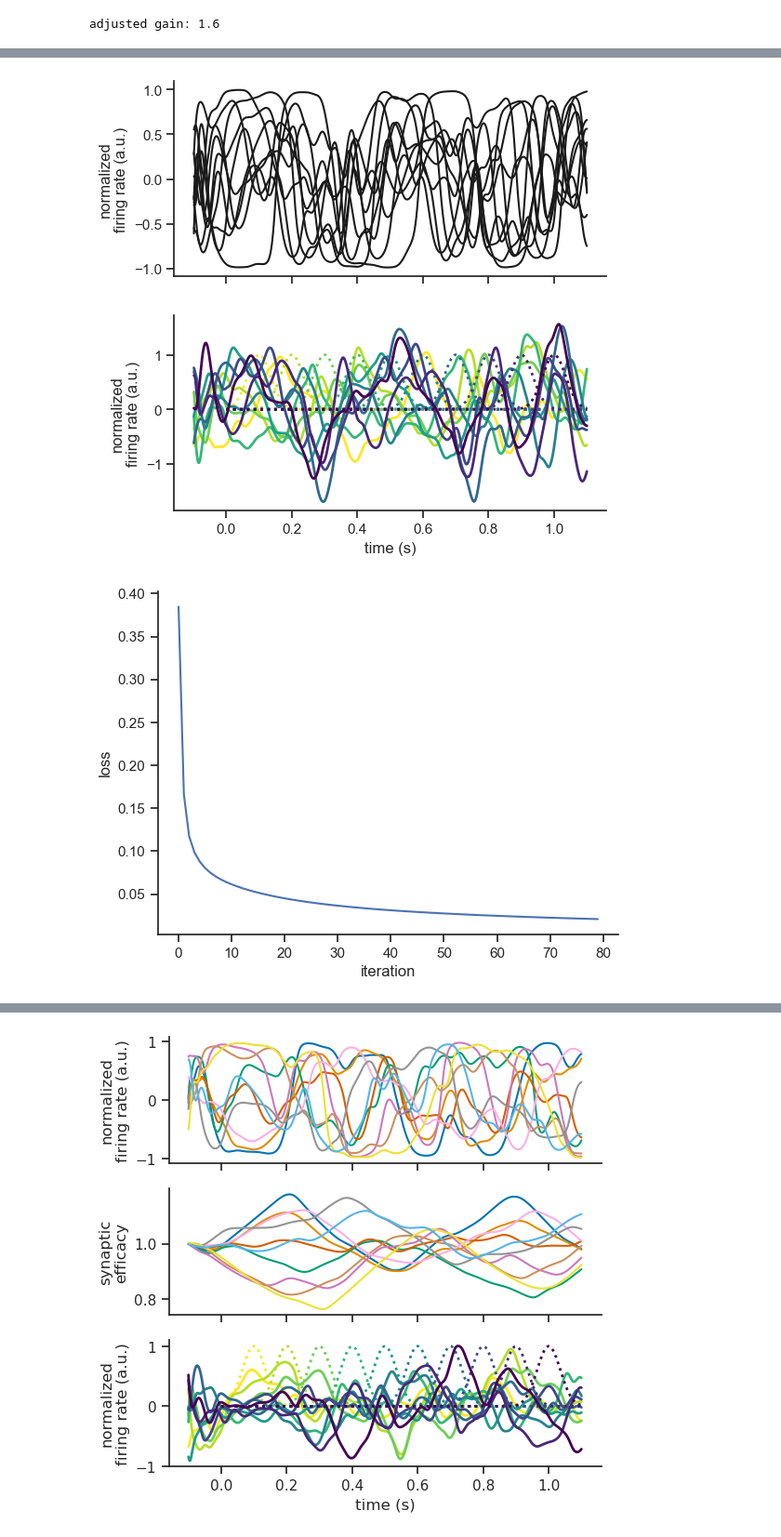
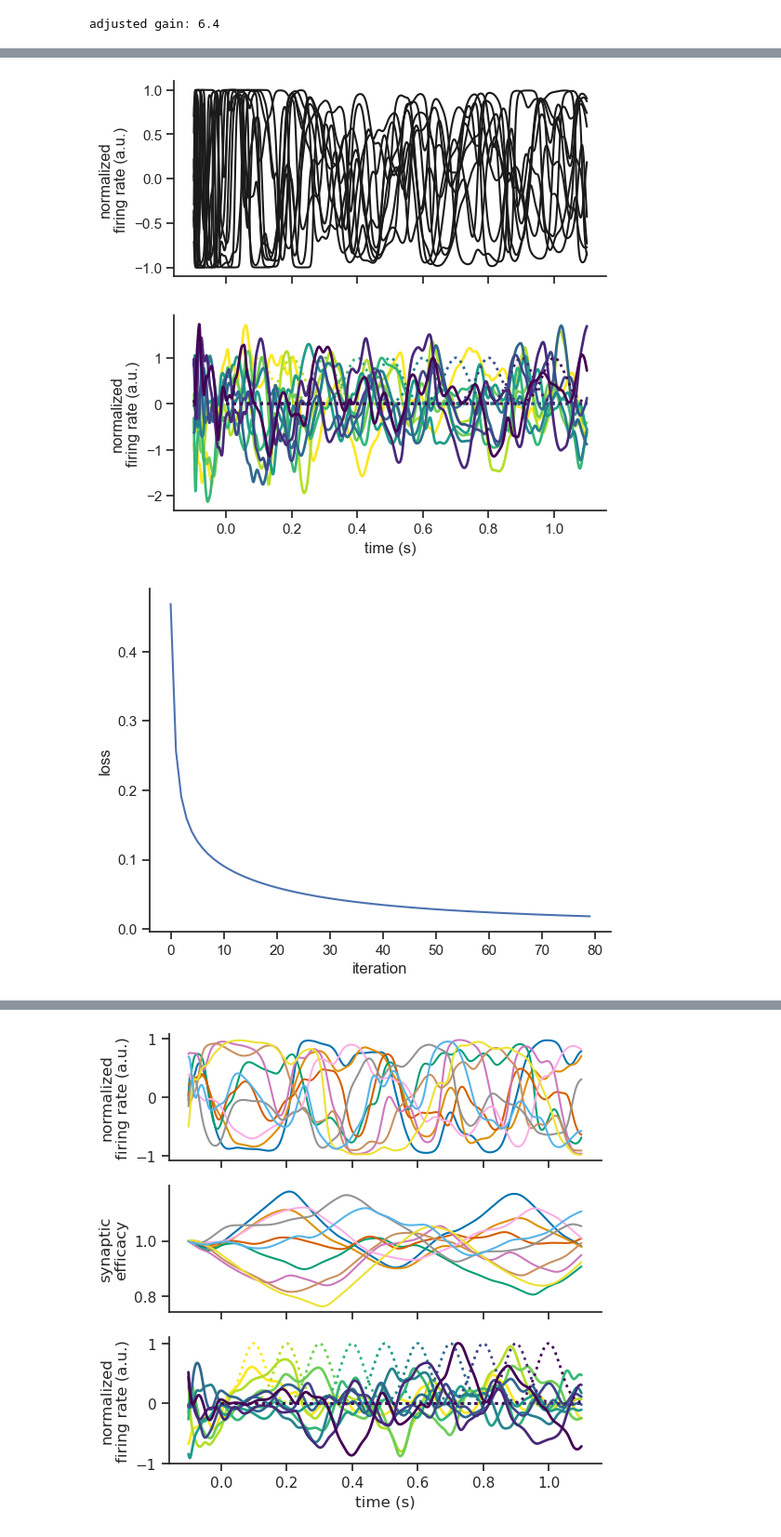
Before and after one commit to rythorpe/time_coding, a Jupyter notebook: aux_dev.ipynb, the cells around one changed output, grey strips where cells are left out. Shown at 93% size. Cells and saved outputs as stored; diff of their text form; code cells hidden in the pictures.

Commit message:
[WIP] try perturbing input

```diff
--- a/aux_dev.ipynb
+++ b/aux_dev.ipynb
@@ -42,6 +42,9 @@ n_times = len(times)
 # define inputs (for contextual modulation / recurrent perturbations)
 n_batches = 1
 inputs = torch.zeros((n_batches, n_times, n_inputs))
+perturb_dur = 0.05  # 50 ms
+perturb_win_mask = np.logical_and(times > -perturb_dur, times < 0)
+inputs[:, perturb_win_mask, :] = 1.0
 
 # define output targets
 # set std s.t. amplitude decays to 1/e at intersection with next target
@@ -105,4 +108,4 @@ plt.ylabel('loss')
 h_t, loss = test(inputs, targets, times, model, loss_fn, h_0, r_0, u_0,
                  plot=True)
 # %% [output]
-adjusted gain: 1.6
+adjusted gain: 6.4
@@ -126,2 +129,2 @@ Test loss: 0.020778
-[figure, old version]
+[figure, new version]
-[figure, old version]
+[figure, new version]
```
Also changed, not shown: parts of 2 cells of this notebook.
